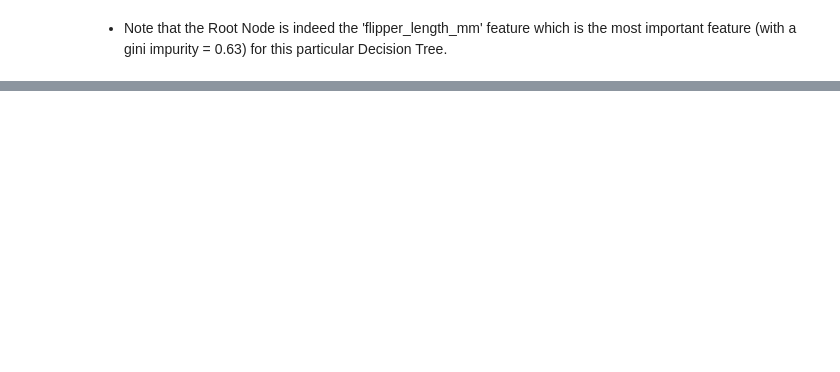
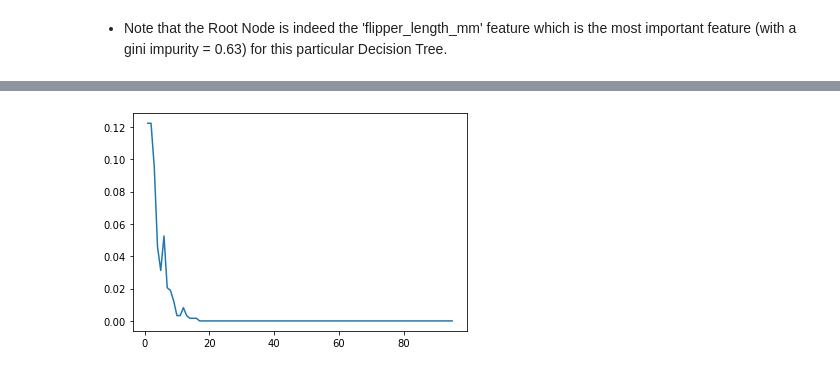
Before and after one commit to jigarparekh279/Machine_Learning_Python, a Jupyter notebook: 7_ML_05a_TreeBasedMethods_Classification.ipynb, the cells around one changed output, grey strips where cells are left out. Cells and saved outputs as stored; diff of their text form; code cells hidden in the pictures; blank space fills up the shorter version.

```diff
--- a/7_ML_05a_TreeBasedMethods_Classification.ipynb
+++ b/7_ML_05a_TreeBasedMethods_Classification.ipynb
@@ -373,0 +507,8 @@ Name: Feature Imporatnce, dtype: float64
+# %%
+from sklearn.neighbors import KNeighborsRegressor
+
+k_values = [1,5,10] # higher k implies higher bias
+
+for n in k_values:
+    model = KNeighborsRegressor(n_neighbors=n)
+    run_model(model,X_train,y_train,X_test,y_test,'r','KNN')
@@ -373,0 +517,8 @@ Name: Feature Imporatnce, dtype: float64
+# %%
+from sklearn.tree import DecisionTreeRegressor
+
+max_leaf_nodes = [5,10,20] # higher implies higher varaince
+
+for n in max_leaf_nodes:
+    model = DecisionTreeRegressor(max_leaf_nodes=n)
+    run_model(model,X_train,y_train,X_test,y_test,'r','DecisionTree')
@@ -373,0 +628,14 @@ Name: Feature Imporatnce, dtype: float64
+# %%
+from sklearn.model_selection import train_test_split
+X_train, X_test, y_train, y_test = \
+train_test_split(X, y, test_size=0.15, random_state=101)
+
+from sklearn.ensemble import AdaBoostClassifier
+model = AdaBoostClassifier(n_estimators=1)
+# this means that the AdaBoostClassifier has to figure out the
+# single best feature to split on!
+model.fit(X_train, y_train)
+
+from sklearn.metrics import classification_report,plot_confusion_matrix,accuracy_score
+pred = model.predict(X_test)
+print(classification_report(y_test,pred))
@@ -373,0 +667,13 @@ Name: Feature Imporatnce, dtype: float64
+# %%
+# Elbow method
+error_rates = []
+
+for n in range(1,96): # len(X.columns)=95
+    model = AdaBoostClassifier(n_estimators=n)
+    model.fit(X_train, y_train)
+    pred = model.predict(X_test)
+    error_rates.append(1-accuracy_score(y_test, pred))
+# %%
+plt.plot(range(1,96), error_rates);
+# %% [output]
+[figure, added]
```
Also changed, not shown: parts of 83 cells of this notebook, 9 other files.
